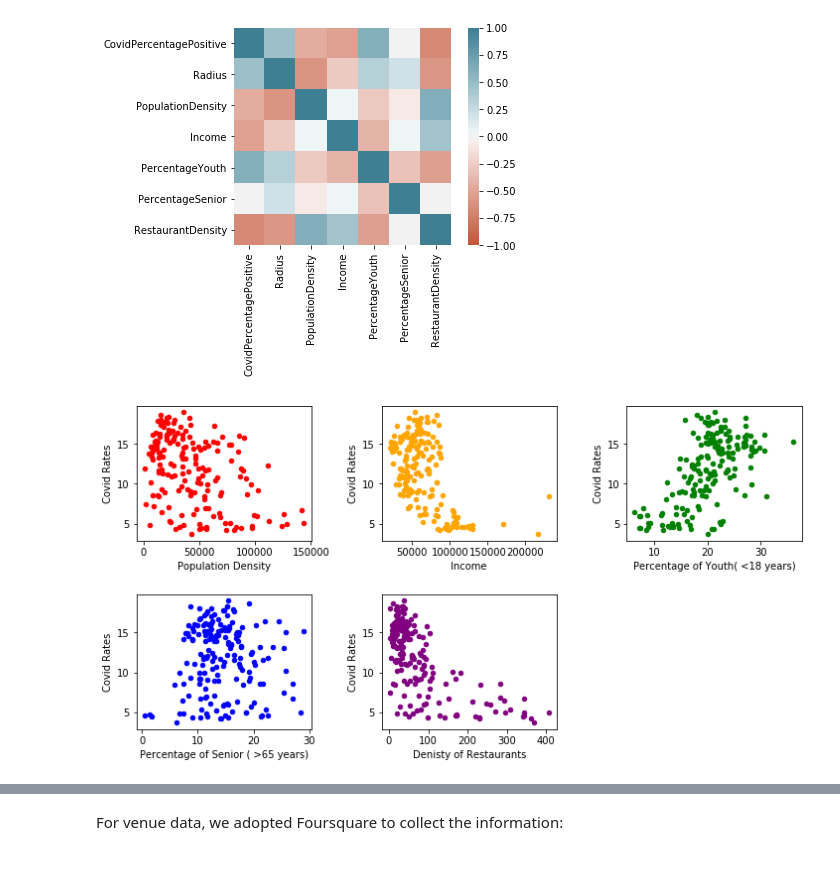
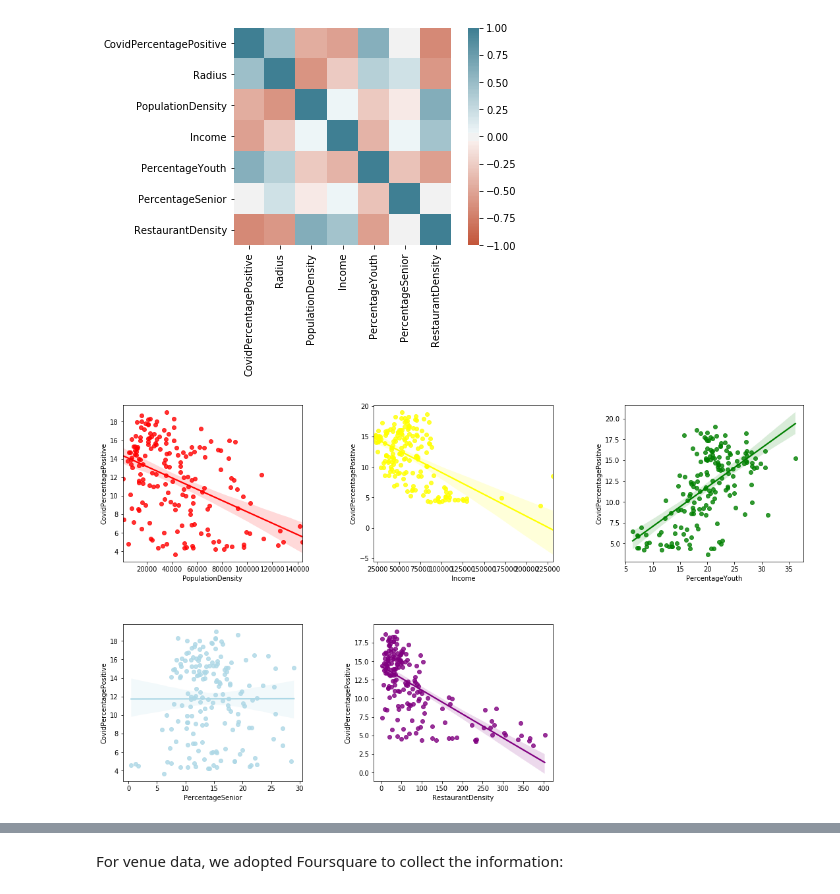
Before and after one commit to lexi12/Coursera_Capstone, a Jupyter notebook: CapstoneCovidAnalysis_notebook.ipynb, the cells around one changed output, grey strips where cells are left out. Cells and saved outputs as stored; diff of their text form; code cells hidden in the pictures; blank space fills up the shorter version.

```diff
--- a/CapstoneCovidAnalysis_notebook.ipynb
+++ b/CapstoneCovidAnalysis_notebook.ipynb
@@ -243,39 +243,45 @@ ax = sns.heatmap(
 [figure]
 # %%
 fig = plt.figure() # create figure
+fig.set_size_inches(18.5, 10.5)
 fig.subplots_adjust(hspace=0.4, wspace=0.4)
 
 ax0 = fig.add_subplot(2, 3, 1) # add subplot 1 (1 row, 2 columns, first plot)
 ax1 = fig.add_subplot(2, 3, 2) # add subplot 2 (1 row, 2 columns, second plot).
 ax2 = fig.add_subplot(2, 3, 3)
 ax3 = fig.add_subplot(2, 3, 4)
 ax4 = fig.add_subplot(2, 3, 5)
 
 # Subplot 1:
-nyc_df.plot(kind='scatter', x='PopulationDensity', y='CovidPercentagePositive', figsize=(12, 6), color='red',ax=ax0) # add to subplot 1
-ax0.set_xlabel('Population Density')
-ax0.set_ylabel('Covid Rates')
+sns.regplot(x='PopulationDensity', y='CovidPercentagePositive', data=nyc_df, ax = ax0,color = 'red')
+#nyc_df.plot(kind='scatter', x='PopulationDensity', y='CovidPercentagePositive', figsize=(12, 6), color='red',ax=ax0) # add to subplot 1
+#ax0.set_xlabel('Population Density')
+#ax0.set_ylabel('Covid Rates')
 
 # Subplot 2:
-nyc_df.plot(kind='scatter', x='Income', y='CovidPercentagePositive',figsize=(12, 6), color='orange', ax=ax1) # add to subplot 2
-ax1.set_xlabel('Income')
-ax1.set_ylabel('Covid Rates')
+sns.regplot(x='Income', y='CovidPercentagePositive', data=nyc_df, ax = ax1, color = 'yellow')
+#nyc_df.plot(kind='scatter', x='Income', y='CovidPercentagePositive',figsize=(12, 6), color='orange', ax=ax1) # add to subplot 2
+#ax1.set_xlabel('Income')
+#ax1.set_ylabel('Covid Rates')
 
 # Subplot 3:
-nyc_df.plot(kind='scatter', x='PercentageYouth', y='CovidPercentagePositive',figsize=(12, 6), color='green', ax=ax2) # add to subplot 3
-ax2.set_xlabel('Percentage of Youth( <18 years)')
-ax2.set_ylabel('Covid Rates')
+sns.regplot(x='PercentageYouth', y='CovidPercentagePositive', data=nyc_df, ax = ax2, color = 'green')
+#nyc_df.plot(kind='scatter', x='PercentageYouth', y='CovidPercentagePositive',figsize=(12, 6), color='green', ax=ax2) # add to subplot 3
+#ax2.set_xlabel('Percentage of Youth( <18 years)')
+#ax2.set_ylabel('Covid Rates')
 
 # Subplot 4:
-nyc_df.plot(kind='scatter', x='PercentageSenior', y='CovidPercentagePositive',figsize=(12, 6), color='blue', ax=ax3) # add to subplot 4
-ax3.set_xlabel('Percentage of Senior ( >65 years)')
-ax3.set_ylabel('Covid Rates')
+sns.regplot(x='PercentageSenior', y='CovidPercentagePositive', data=nyc_df, ax = ax3, color = 'lightblue')
+#nyc_df.plot(kind='scatter', x='PercentageSenior', y='CovidPercentagePositive',figsize=(12, 6), color='blue', ax=ax3) # add to subplot 4
+#ax3.set_xlabel('Percentage of Senior ( >65 years)')
+#ax3.set_ylabel('Covid Rates')
 
 # Subplot 5:
-nyc_df.plot(kind='scatter', x='RestaurantDensity', y='CovidPercentagePositive',figsize=(12, 6), color='purple', ax=ax4) # add to subplot 4
-ax4.set_xlabel('Denisty of Restaurants')
-ax4.set_ylabel('Covid Rates')
+sns.regplot(x='RestaurantDensity', y='CovidPercentagePositive', data=nyc_df, ax = ax4, color = 'purple')
+#nyc_df.plot(kind='scatter', x='RestaurantDensity', y='CovidPercentagePositive',figsize=(12, 6), color='purple', ax=ax4) # add to subplot 4
+#ax4.set_xlabel('Denisty of Restaurants')
+#ax4.set_ylabel('Covid Rates')
 
 plt.show()
 # %% [output]
-[figure, old version]
+[figure, new version]
```
Also changed, not shown: parts of 1 cell of this notebook.
